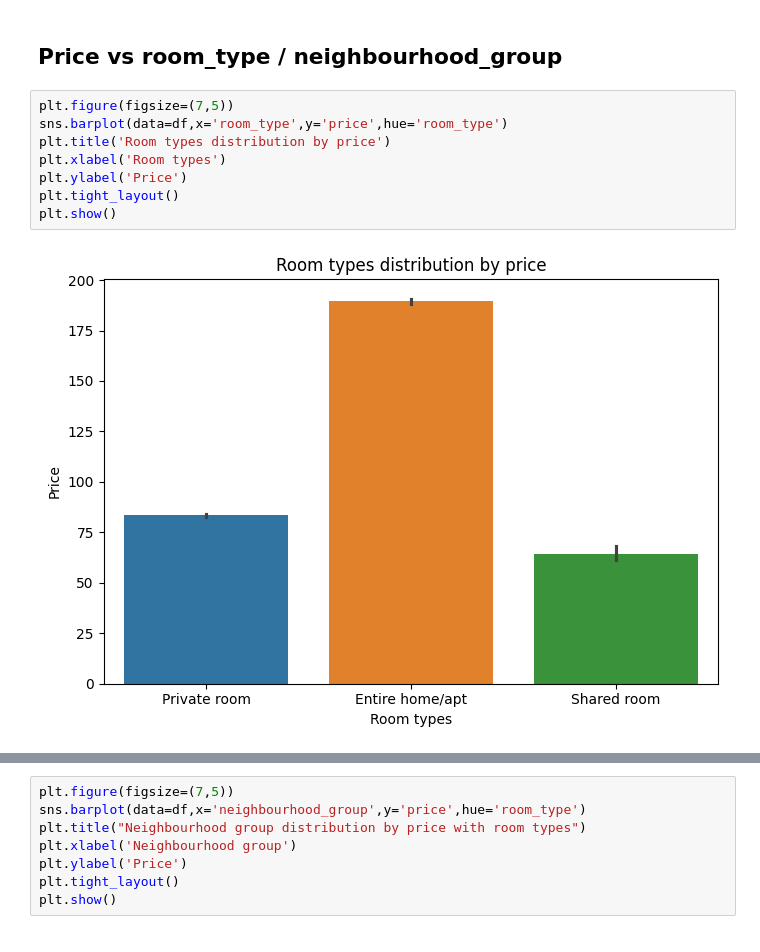
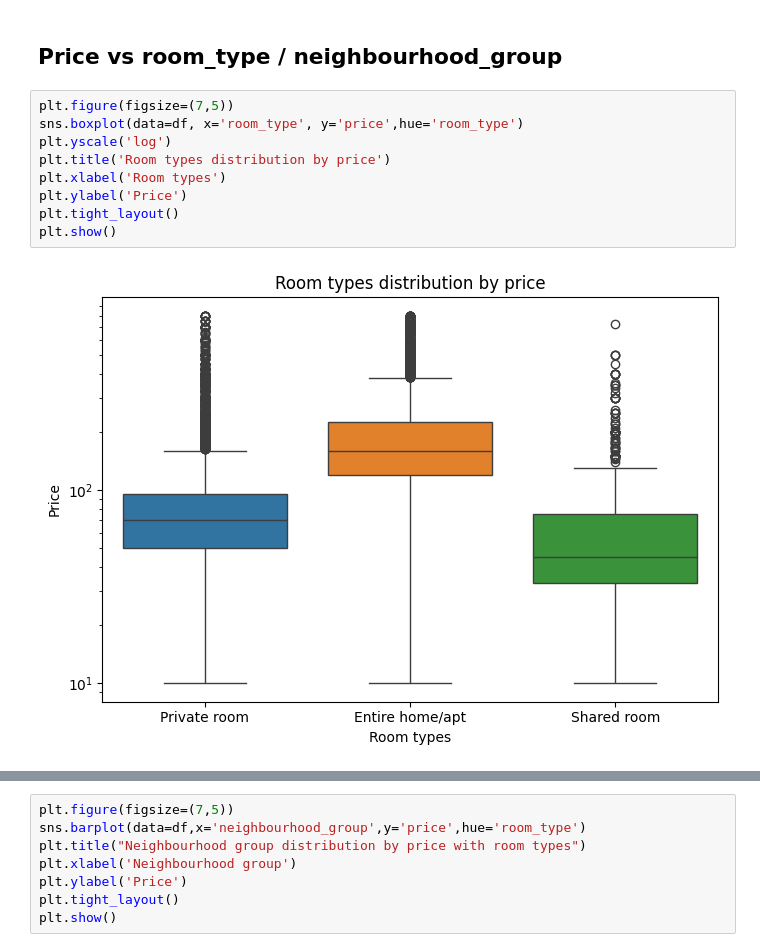
Before and after one commit to Handras18/New-York-City-Airbnb, a Jupyter notebook: 02_deep_eda.ipynb, the cells around one changed output, grey strips where cells are left out. Saved outputs shown, nothing was run; the diff lists cells and outputs as text.

```diff
--- a/02_deep_eda.ipynb
+++ b/02_deep_eda.ipynb
@@ -85,13 +87,14 @@ plt.show()
 ## Price vs room_type / neighbourhood_group
 # %%
 plt.figure(figsize=(7,5))
-sns.barplot(data=df,x='room_type',y='price',hue='room_type')
+sns.boxplot(data=df, x='room_type', y='price',hue='room_type')
+plt.yscale('log')
 plt.title('Room types distribution by price')
 plt.xlabel('Room types')
 plt.ylabel('Price')
 plt.tight_layout()
 plt.show()
 # %% [output]
-[figure, old version]
+[figure, new version]
 # %%
 plt.figure(figsize=(7,5))
```
Also changed, not shown: parts of 22 cells of this notebook, 1 other file.
